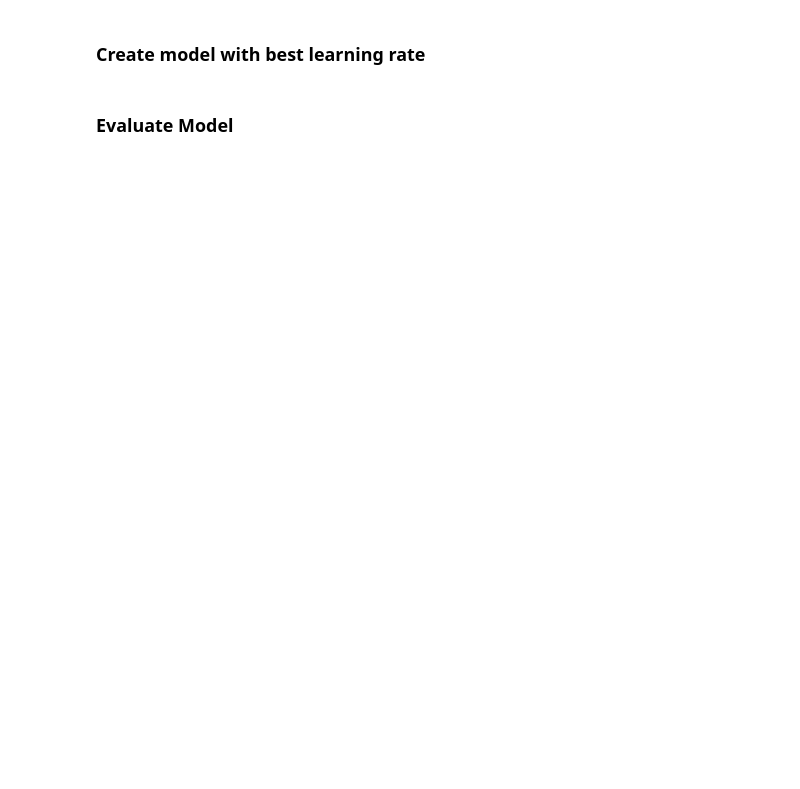
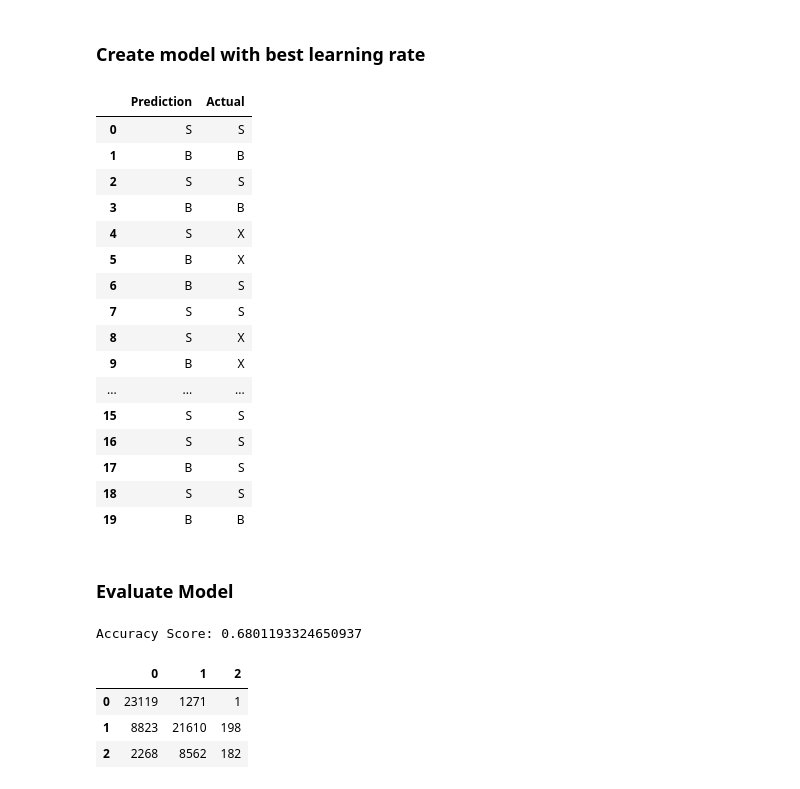
Before and after one commit to KarenMashburn/team-country-music, a Jupyter notebook: ml_baseball.ipynb, the cells around one changed output. Drawn from its saved outputs; the diff is of its cells as text; code cells hidden in the pictures; blank space fills up the shorter version.

```diff
--- a/ml_baseball.ipynb
+++ b/ml_baseball.ipynb
@@ -123,9 +123,9 @@ learning_rates = [0.05, 0.1, 0.25, 0.5, 0.75, 1]
 
 for learning_rate in learning_rates:
     classifier = GradientBoostingClassifier(
-        n_estimators = 40,
+        n_estimators = 20,
         learning_rate = learning_rate,
-        max_features = 11,
+        max_features = 5,
         max_depth = 20,
         random_state = yogi)
 
@@ -152,34 +170,59 @@ for learning_rate in learning_rates:
 # %%
 # Choose a learning rate and create classifiers
 classifier = GradientBoostingClassifier(
     n_estimators = 40,
-    learning_rate = ,
+    learning_rate = .5,
     max_features = 11,
     max_depth = 3,
     random_state = yogi
 )
 
 # Fit the model
 classifier.fit(X_train_scaled, y_train)
 
 # Make Prediction
 predictions = classifier.predict(X_test_scaled)
 pd.DataFrame({'Prediction': predictions, 'Actual': y_test}).head(20)
+# %% [output]
+|  | Prediction | Actual |
+| 0 | S | S |
+| 1 | B | B |
+| 2 | S | S |
+| 3 | B | B |
+| 4 | S | X |
+| 5 | B | X |
+| 6 | B | S |
+| 7 | S | S |
+| 8 | S | X |
+| 9 | B | X |
+| ... | ... | ... |
+| 15 | S | S |
+| 16 | S | S |
+| 17 | B | S |
+| 18 | S | S |
+| 19 | B | B |
 # %% [markdown]
 ### Evaluate Model
 # %%
 # Calculating the accuracy score
 acc_score = accuracy_score(y_test, predictions)
 print(f'Accuracy Score: {acc_score}')
+# %% [output]
+Accuracy Score: 0.6801193324650937
 # %%
 # Generate confusion matrix
 cm = confusion_matrix(y_test, predictions)
-cd_df = pd.DataFrame(
+cm_df = pd.DataFrame(
     cm
 )
 
 # Display confusion matrix
 display(cm_df)
+# %% [output]
+|  | 0 | 1 | 2 |
+| 0 | 23119 | 1271 | 1 |
+| 1 | 8823 | 21610 | 198 |
+| 2 | 2268 | 8562 | 182 |
 # %%
 # Generate classification report
 print('Classification Report')
```
Also changed, not shown: parts of 1 cell of this notebook.
